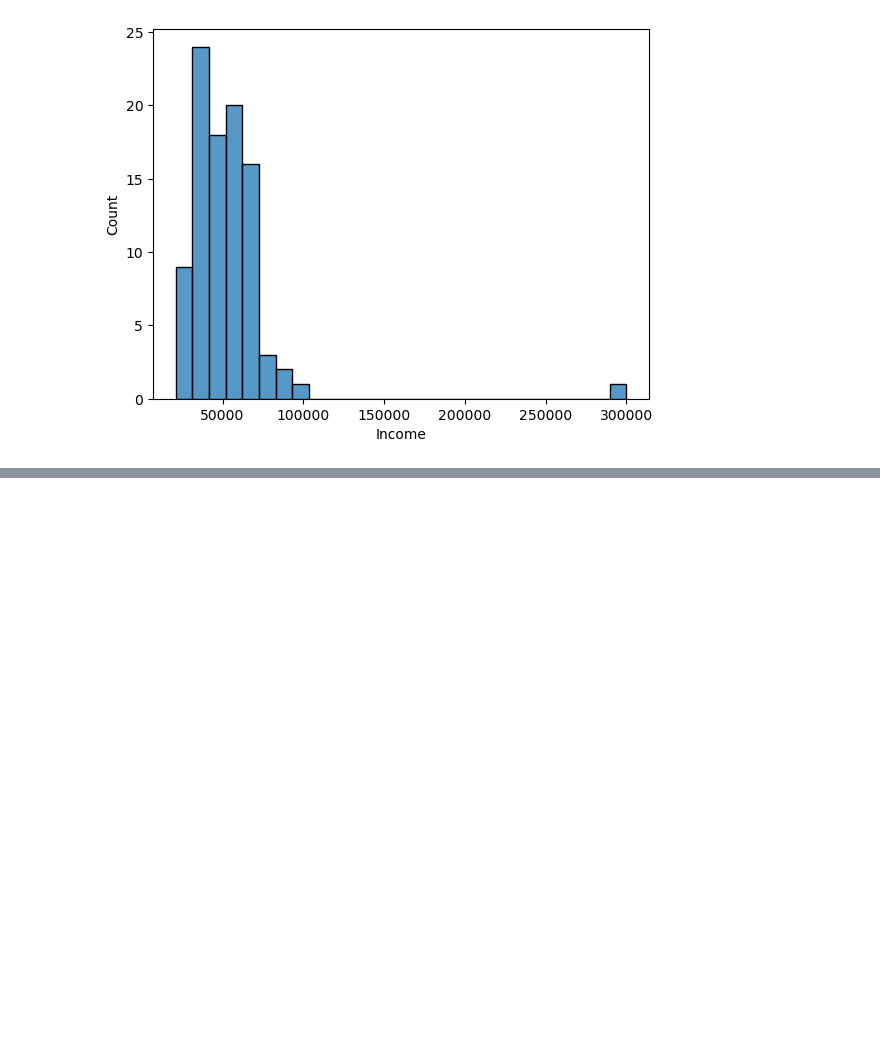
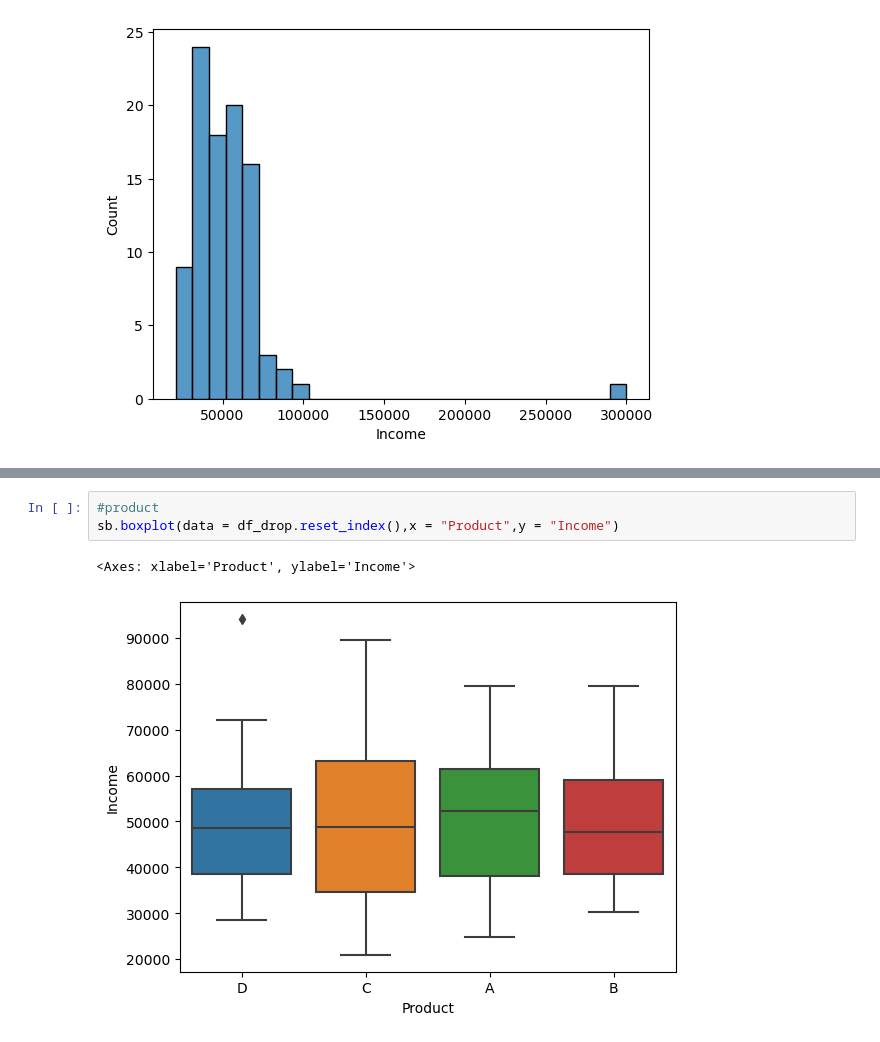
Before and after one commit to Fangda2023/schulich_data_science, a Jupyter notebook: messydata_cleaning.ipynb, the cells around one changed output, grey strips where cells are left out. Saved outputs shown, nothing was run; the diff lists cells and outputs as text; blank space fills up the shorter version.

```diff
--- a/messydata_cleaning.ipynb
+++ b/messydata_cleaning.ipynb
@@ -105,0 +133,6 @@ sb.histplot(df["Income"])#histogram of income
+# %%
+#product
+sb.boxplot(data = df_drop.reset_index(),x = "Product",y = "Income")
+# %% [output]
+<Axes: xlabel='Product', ylabel='Income'>
+[figure, added]
```
Also changed, not shown: parts of 8 cells of this notebook.
